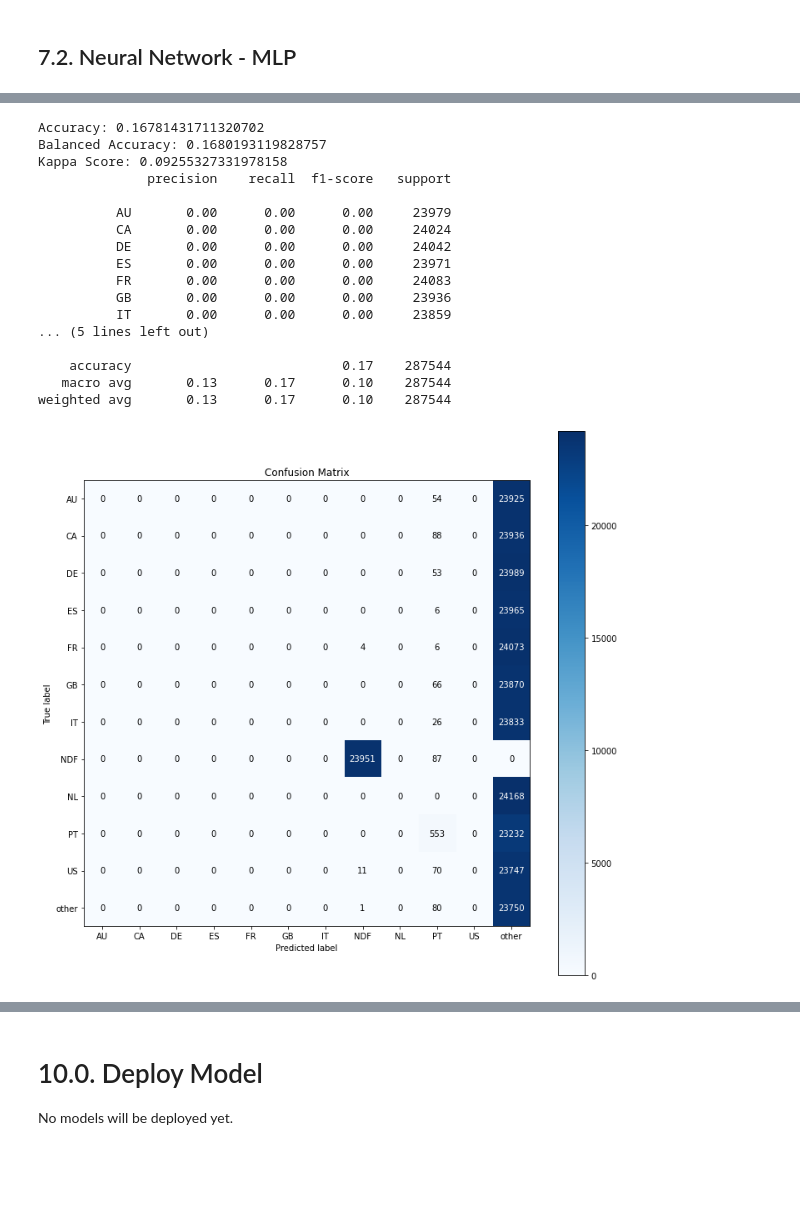
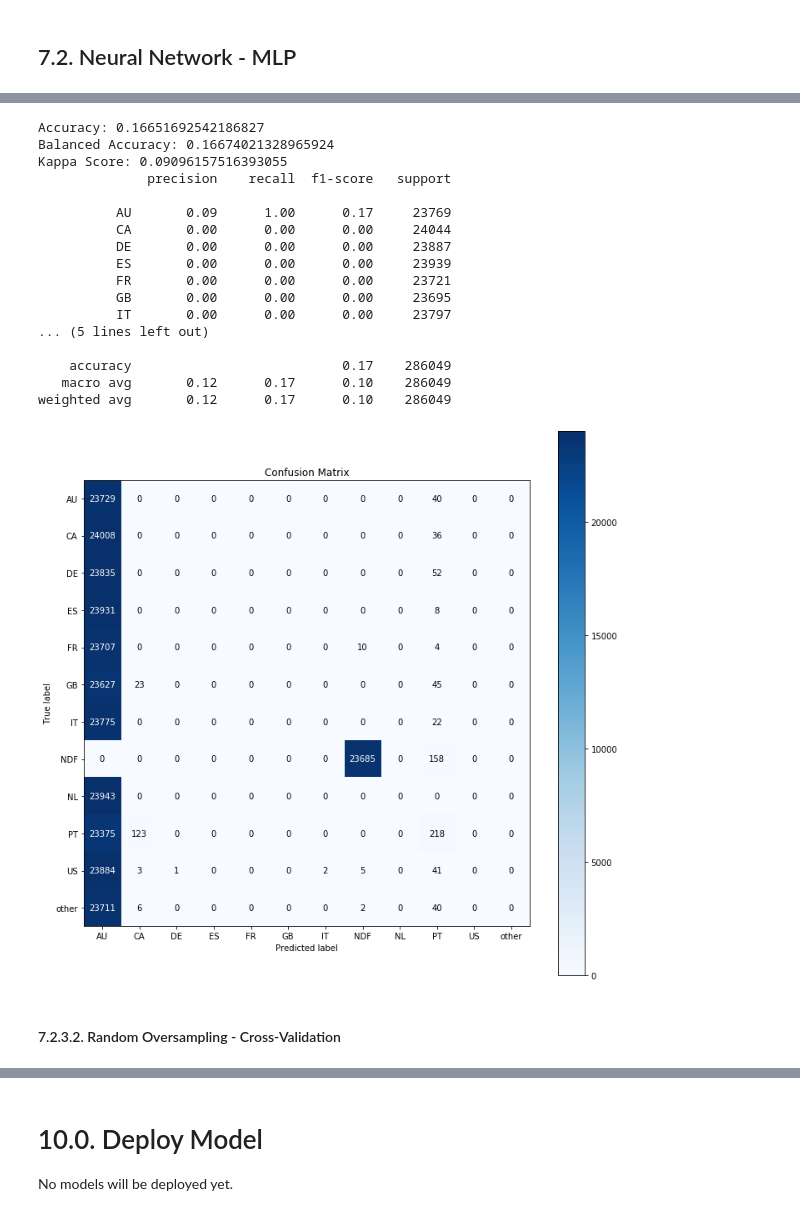
Before and after one commit to vinissouza/Airbnb-First-Booking-Forecast, a Jupyter notebook: Notebooks/5th-Cycle-Notebook-Balanced_Dataset.ipynb, the cells around one changed output, grey strips where cells are left out. Saved outputs shown, nothing was run; the diff lists cells and outputs as text; code cells hidden in the pictures; blank space fills up the shorter version.

```diff
--- a/Notebooks/5th-Cycle-Notebook-Balanced_Dataset.ipynb
+++ b/Notebooks/5th-Cycle-Notebook-Balanced_Dataset.ipynb
@@ -751,2 +770,8 @@ df05_users_comb.to_csv('../Datasets/data_balanced_smote_tomek.csv')
 # %% [markdown]
 # 6.0. Feature Selection
+# %%
+df06_users = df05_users.copy()
+
+df06_users_under = df05_users_under.copy()
+df06_users_over = df05_users_over.copy()
+df06_users_comb = df05_users_comb.copy()
@@ -850,11 +1109,0 @@ y_train_over_nn = ohe_over.fit_transform(y_train_over.values.reshape(-1, 1)).toa
-# %%
-# model definition
-model_over = ml.Sequential()
-model_over.add( l.Dense(128, input_dim=x_train_over.shape[1], activation='relu') )
-model_over.add( l.Dense(12, activation='softmax') )
-
-# model compile
-model_over.compile(loss='categorical_crossentropy', optimizer='adam', metrics=['accuracy'])
-
-# train model
-model_over.fit(x_train_over, y_train_over_nn, epochs=100)
@@ -1023,0 +1222,11 @@ weighted avg       0.19      0.19      0.12       512
+# %%
+# model definition
+model_over = ml.Sequential()
+model_over.add( l.Dense(128, input_dim=x_train_over.shape[1], activation='relu') )
+model_over.add( l.Dense(12, activation='softmax') )
+
+# model compile
+model_over.compile(loss='categorical_crossentropy', optimizer='adam', metrics=['accuracy'])
+
+# train model
+model_over.fit(x_train_over, y_train_over, epochs=100)
@@ -1028,8 +1256,7 @@ weighted avg       0.19      0.19      0.12       512
 pred_over_nn = model_over.predict(x_test_over)
 
 # invert prediction
-yhat_over_nn = ohe_over.inverse_transform(pred_over_nn)
+yhat_over_nn = ohe.inverse_transform(pred_over_nn)
 
-# test dataset prepare with real results
-y_test_over_nn = y_test_over.to_numpy()
-yhat_over_nn = yhat_over_nn.reshape(1, -1)[0]
+# invert validation response
+y_test_over_nn = ohe.inverse_transform(y_test_over)
@@ -1044,37 +1291,45 @@ dtype: float64
 # %%
 # Accuracy
 acc_over_nn = m.accuracy_score( y_test_over_nn, yhat_over_nn )
 print(f'Accuracy: {acc_over_nn}')
 
 # Balanced Accuracy
 balanced_acc_over_nn = m.balanced_accuracy_score(y_test_over_nn, yhat_over_nn)
 print(f'Balanced Accuracy: {balanced_acc_over_nn}')
 
 # Kappa Metrics
 kappa_over_nn = m.cohen_kappa_score(y_test_over_nn, yhat_over_nn)
 print(f'Kappa Score: {kappa_over_nn}')
 
 # Classification report
 print(m.classification_report(y_test_over_nn, yhat_over_nn))
 
 # Confusion Matrix
 mt.plot_confusion_matrix( y_test_over_nn, yhat_over_nn, normalize=False, figsize=(12,12));
+
+# Performance
+over_performance = {'model': 'NN Model - Random Oversampling',
+                    'acc': np.round(acc_over_nn, 6),
+                    'balanced_acc': np.round(balanced_acc_over_nn, 6),
+                    'kappa_score': np.round(kappa_over_nn, 6)}
 # %% [output]
-Accuracy: 0.16781431711320702
-Balanced Accuracy: 0.1680193119828757
-Kappa Score: 0.09255327331978158
+Accuracy: 0.16651692542186827
+Balanced Accuracy: 0.16674021328965924
+Kappa Score: 0.09096157516393055
               precision    recall  f1-score   support
 
-          AU       0.00      0.00      0.00     23979
-          CA       0.00      0.00      0.00     24024
-          DE       0.00      0.00      0.00     24042
-          ES       0.00      0.00      0.00     23971
-          FR       0.00      0.00      0.00     24083
-          GB       0.00      0.00      0.00     23936
-          IT       0.00      0.00      0.00     23859
+          AU       0.09      1.00      0.17     23769
+          CA       0.00      0.00      0.00     24044
+          DE       0.00      0.00      0.00     23887
+          ES       0.00      0.00      0.00     23939
+          FR       0.00      0.00      0.00     23721
+          GB       0.00      0.00      0.00     23695
+          IT       0.00      0.00      0.00     23797
 ... (5 lines left out)
 
-    accuracy                           0.17    287544
-   macro avg       0.13      0.17      0.10    287544
-weighted avg       0.13      0.17      0.10    287544
+    accuracy                           0.17    286049
+   macro avg       0.12      0.17      0.10    286049
+weighted avg       0.12      0.17      0.10    286049
-[figure, old version]
+[figure, new version]
+# %% [markdown]
+#### 7.2.3.2. Random Oversampling - Cross-Validation
```
Also changed, not shown: parts of 141 cells of this notebook.
